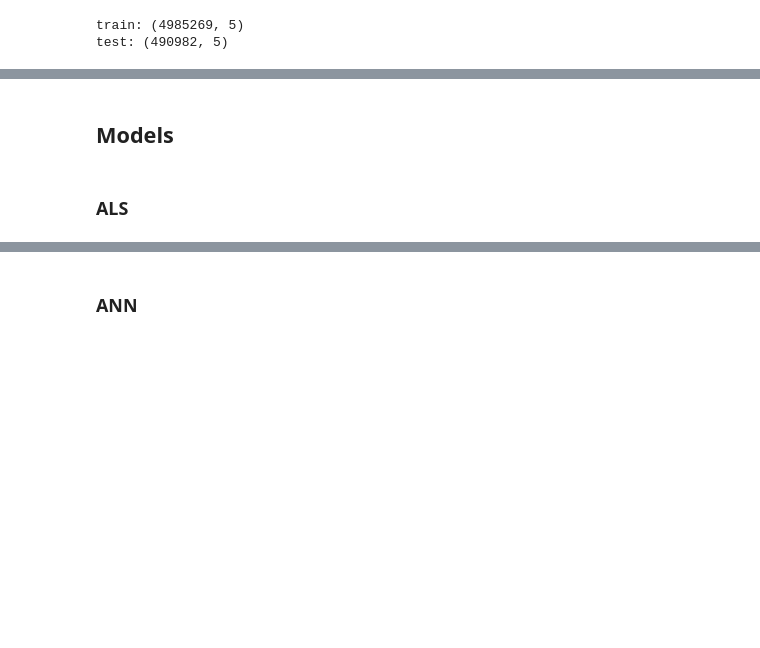
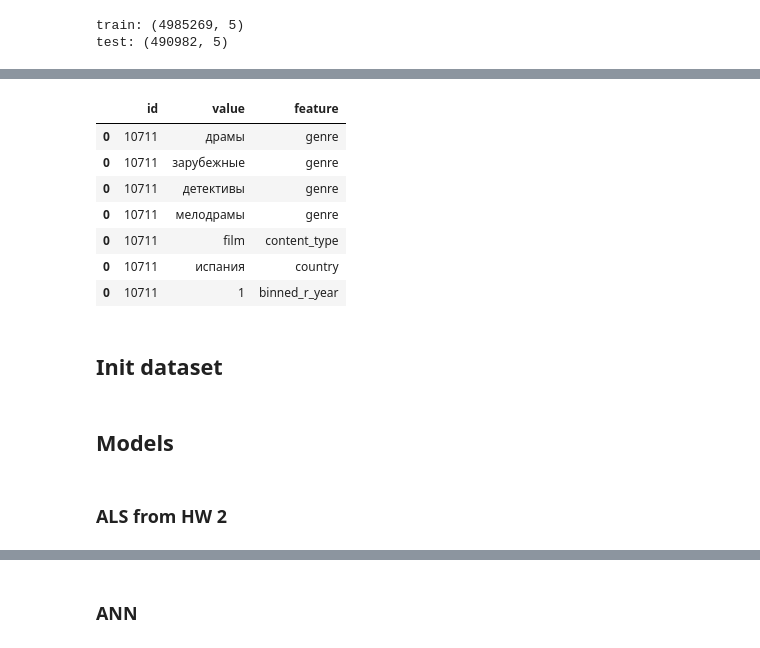
Before and after one commit to pacifikus/mts_recsys_course, a Jupyter notebook: mts_recsys_hw_3.ipynb, the cells around one changed output, grey strips where cells are left out. Saved outputs shown, nothing was run; the diff lists cells and outputs as text; code cells hidden in the pictures; blank space fills up the shorter version.

```diff
--- a/mts_recsys_hw_3.ipynb
+++ b/mts_recsys_hw_3.ipynb
@@ -87,0 +146,6 @@ TEST_USERS = test[Columns.User].unique()
+# %%
+items["genre"] = items["genres"].str.lower().str.replace(", ", ",", regex=False).str.split(",")
+genre_feature = items[["item_id", "genre"]].explode("genre")
+genre_feature.columns = ["id", "value"]
+genre_feature["feature"] = "genre"
+genre_feature.head()
@@ -87,0 +159,5 @@ TEST_USERS = test[Columns.User].unique()
+# %%
+content_feature = items.reindex(columns=[Columns.Item, "content_type"])
+content_feature.columns = ["id", "value"]
+content_feature["feature"] = "content_type"
+content_feature.head()
@@ -87,0 +171,6 @@ TEST_USERS = test[Columns.User].unique()
+# %%
+items['binned_r_year'] = pd.qcut(items['release_year'], q=10, labels=list(range(10)))
+release_year_feature = items.reindex(columns=[Columns.Item, "binned_r_year"])
+release_year_feature.columns = ["id", "value"]
+release_year_feature["feature"] = "binned_r_year"
+release_year_feature.head()
@@ -87,0 +184,6 @@ TEST_USERS = test[Columns.User].unique()
+# %%
+items["country"] = items["countries"].str.lower().str.replace(", ", ",", regex=False).str.split(",")
+country_feature = items[["item_id", "country"]].explode("country")
+country_feature.columns = ["id", "value"]
+country_feature["feature"] = "country"
+country_feature.head()
@@ -87,0 +197,14 @@ TEST_USERS = test[Columns.User].unique()
+# %%
+item_features = pd.concat((genre_feature, content_feature, country_feature, release_year_feature))
+item_features[item_features['id'] == 10711]
+# %% [output]
+|  | id | value | feature |
+| 0 | 10711 | драмы | genre |
+| 0 | 10711 | зарубежные | genre |
+| 0 | 10711 | детективы | genre |
+| 0 | 10711 | мелодрамы | genre |
+| 0 | 10711 | film | content_type |
+| 0 | 10711 | испания | country |
+| 0 | 10711 | 1 | binned_r_year |
+# %% [markdown]
+## Init dataset
@@ -103,4 +234,4 @@ def calc_map(reco):
       metric = MAP(k=K_RECOS).calc(reco, test)
     return metric
 # %% [markdown]
-### ALS
+### ALS from HW 2
```
Also changed, not shown: parts of 54 cells of this notebook.
